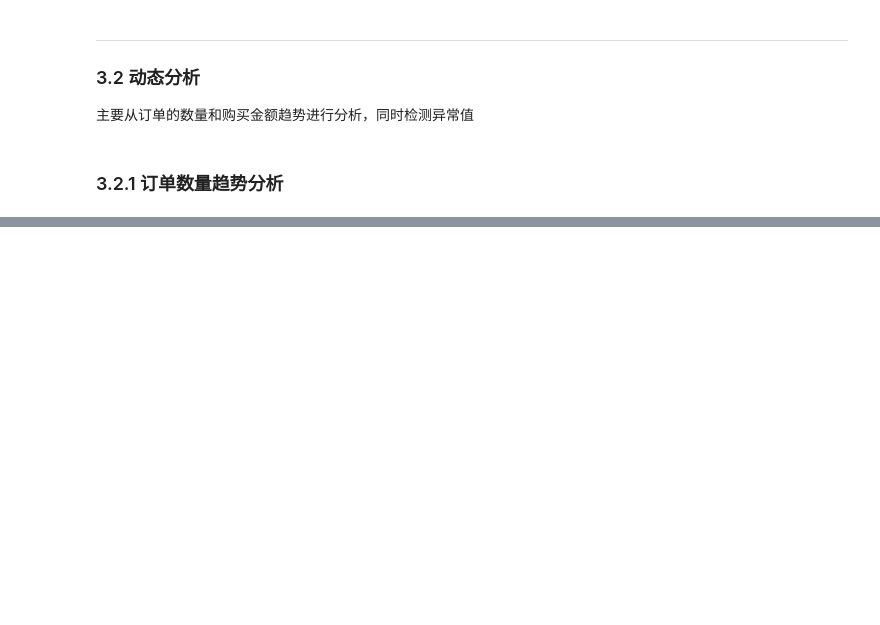
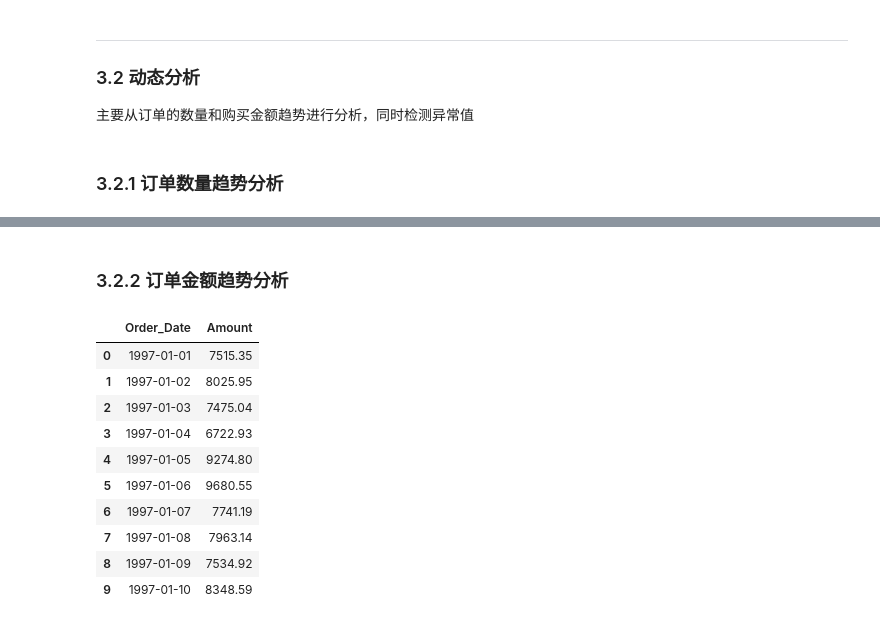
Before and after one commit to Jiachengciel/Data_Analysis, a Jupyter notebook: Task8_Analysis/CDNow_Analysis.ipynb, the cells around one changed output, grey strips where cells are left out. Saved outputs shown, nothing was run; the diff lists cells and outputs as text; code cells hidden in the pictures; blank space fills up the shorter version.

```diff
--- a/Task8_Analysis/CDNow_Analysis.ipynb
+++ b/Task8_Analysis/CDNow_Analysis.ipynb
@@ -171,0 +206,19 @@ plt.show()
+# %% [markdown]
+### 3.2.2 订单金额趋势分析
+# %%
+# 数据整合
+df_amount = pd.DataFrame(Data.groupby(['Order_Date'])['Amount'].sum())
+df_amount = df_amount.reset_index()
+df_amount[:10]
+# %% [output]
+|  | Order_Date | Amount |
+| 0 | 1997-01-01 | 7515.35 |
+| 1 | 1997-01-02 | 8025.95 |
+| 2 | 1997-01-03 | 7475.04 |
+| 3 | 1997-01-04 | 6722.93 |
+| 4 | 1997-01-05 | 9274.80 |
+| 5 | 1997-01-06 | 9680.55 |
+| 6 | 1997-01-07 | 7741.19 |
+| 7 | 1997-01-08 | 7963.14 |
+| 8 | 1997-01-09 | 7534.92 |
+| 9 | 1997-01-10 | 8348.59 |
```
Also changed, not shown: parts of 5 cells of this notebook.
